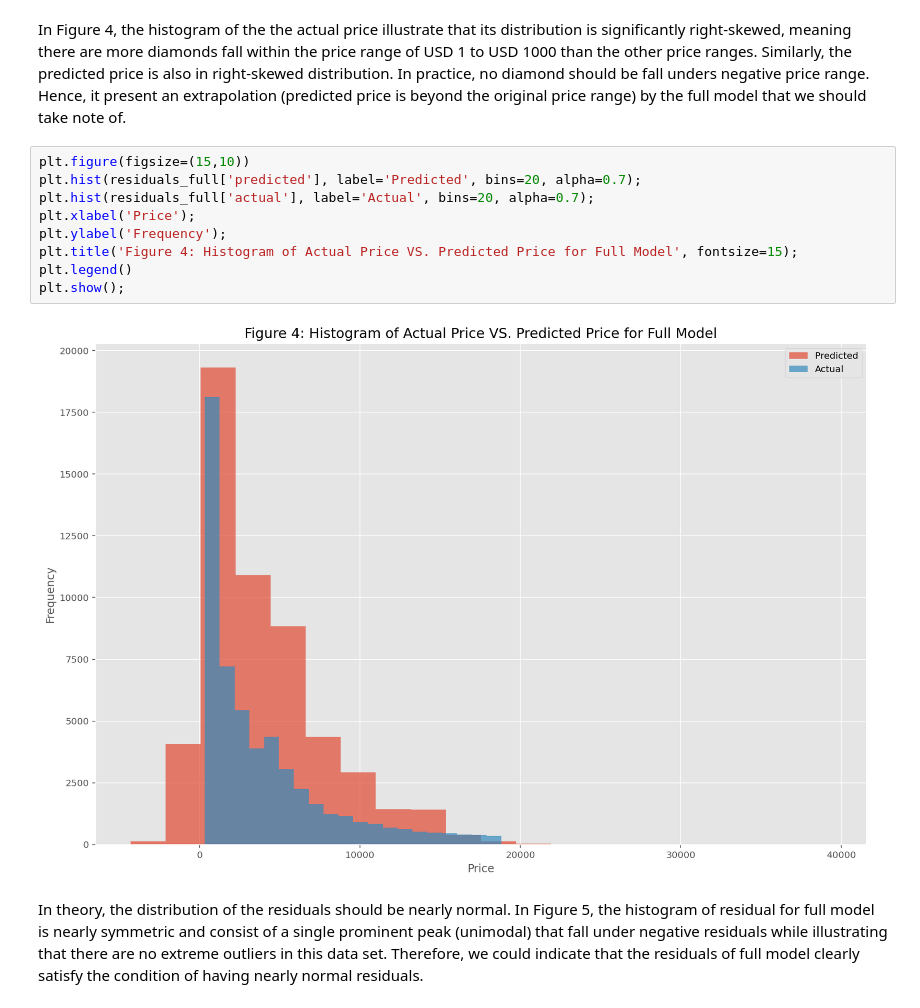
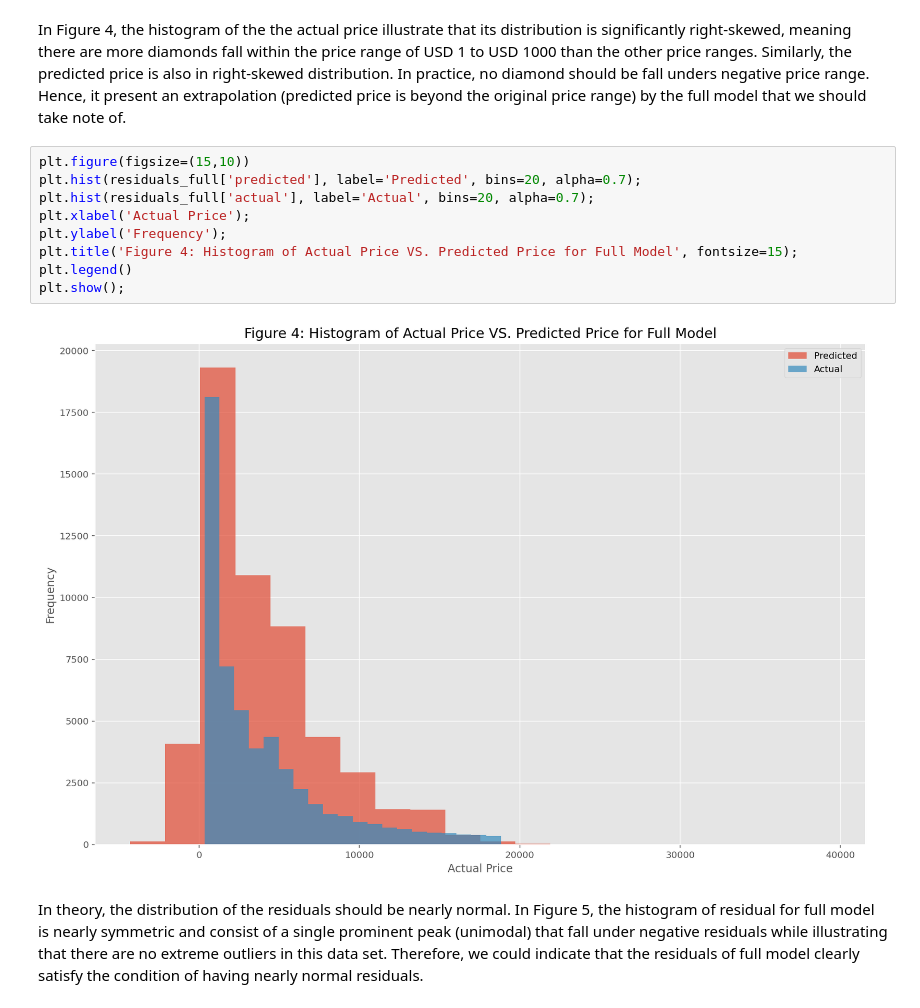
Before and after one commit to s3955624-Chee-Kin-Go/Phase-2, a Jupyter notebook: Phase 2_Group15.ipynb, the cells around one changed output. Cells and saved outputs as stored; diff of their text form.

```diff
--- a/Phase 2_Group15.ipynb
+++ b/Phase 2_Group15.ipynb
@@ -207,14 +209,14 @@ In Figure 4, the histogram of the the actual price illustrate that its distribut
 # %%
 plt.figure(figsize=(15,10))
 plt.hist(residuals_full['predicted'], label='Predicted', bins=20, alpha=0.7);
 plt.hist(residuals_full['actual'], label='Actual', bins=20, alpha=0.7);
-plt.xlabel('Price');
+plt.xlabel('Actual Price');
 plt.ylabel('Frequency');
 plt.title('Figure 4: Histogram of Actual Price VS. Predicted Price for Full Model', fontsize=15);
 plt.legend()
 plt.show();
 # %% [output]
-[figure, old version]
+[figure, new version]
 # %% [markdown]
 In theory, the distribution of the residuals should be nearly normal. In Figure 5, the histogram of residual for full model is nearly symmetric and consist of a single prominent peak (unimodal) that fall under negative residuals while illustrating that there are no extreme outliers in this data set. Therefore, we could indicate that the residuals of full model clearly satisfy the condition of having nearly normal residuals.
 # %%
```
Also changed, not shown: parts of 14 cells of this notebook.
